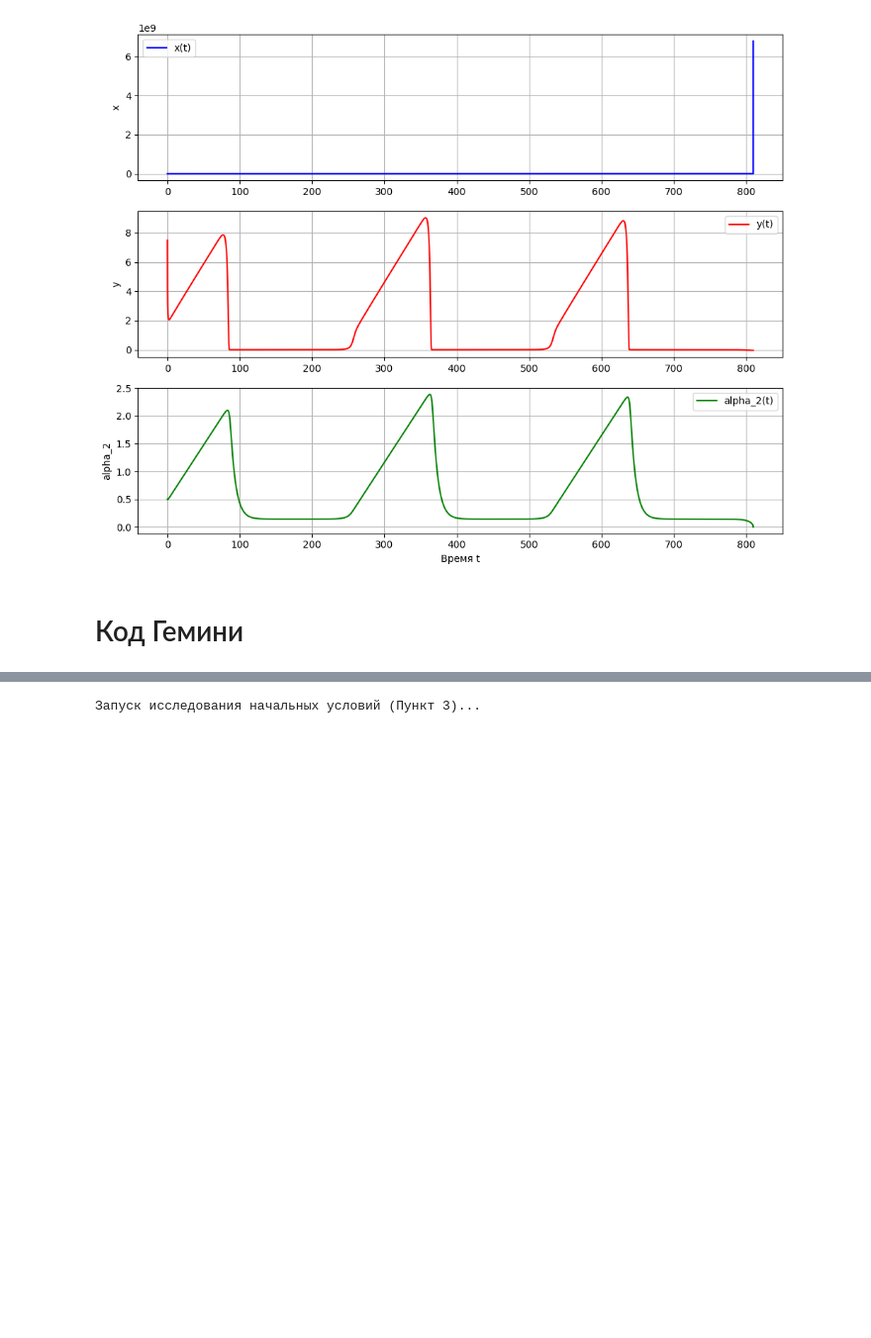
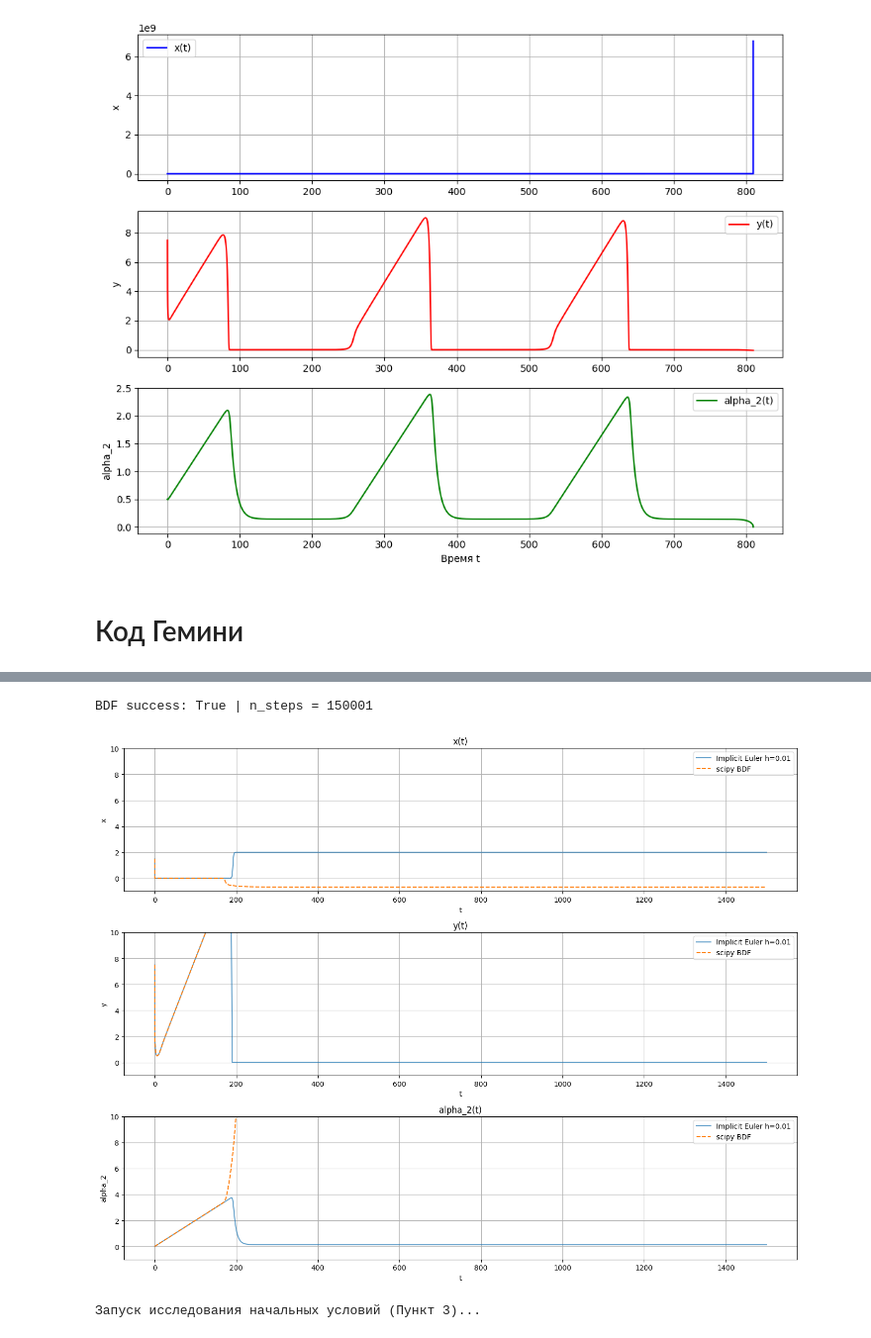
Before and after one commit to Tisuder/NM-population-evolution, a Jupyter notebook: main.ipynb, the cells around one changed output, grey strips where cells are left out. Shown at 99% size. Drawn from its saved outputs; the diff is of its cells as text; code cells hidden in the pictures; blank space fills up the shorter version.

```diff
--- a/main.ipynb
+++ b/main.ipynb
@@ -1913,0 +1889,41 @@ def implicit_euler_newton(y0, t_span, h, epsilon, tol=1e-7, max_iter=20):
+# %%
+t_final = 1500.0
+h_ie = 0.01
+t_span_long = np.array([0.0, t_final], dtype=np.float64)
+
+# Неявный Эйлер с шагом 0.1
+t_ie, y_ie = implicit_euler_newton(initial_state, t_span_long, h_ie, epsilon)
+
+# Адаптивный BDF из scipy на той же длине промежутка
+t_bdf = np.linspace(0.0, t_final, int(t_final / h_ie) + 1)
+sol_bdf = solve_ivp(
+    system_equations,
+    t_span_long,
+    initial_state,
+    args=(epsilon,),
+    method='BDF',
+    t_eval=t_bdf,
+    rtol=1e-12,
+    atol=1e-12
+)
+
+print("BDF success:", sol_bdf.success, "| n_steps =", len(sol_bdf.t))
+
+plt.figure(figsize=(14, 11))
+
+for idx, name in enumerate(['x', 'y', 'alpha_2']):
+    ax = plt.subplot(3, 1, idx + 1)
+    ax.plot(t_ie, y_ie[:, idx], label=f'Implicit Euler h={h_ie}', color='tab:blue', alpha=0.7)
+    if sol_bdf.success:
+        ax.plot(sol_bdf.t, sol_bdf.y[idx], label='scipy BDF', color='tab:orange', linewidth=1.5, ls='--')
+    ax.set_xlabel('t')
+    ax.set_ylabel(name)
+    ax.set_title(f'{name}(t)')
+    ax.grid(True)
+    ax.legend()
+    ax.set_ylim(-1, 10)
+
+plt.tight_layout()
+# %% [output]
+BDF success: True | n_steps = 150001
+[figure, added]
```
Also changed, not shown: parts of 10 cells of this notebook.
